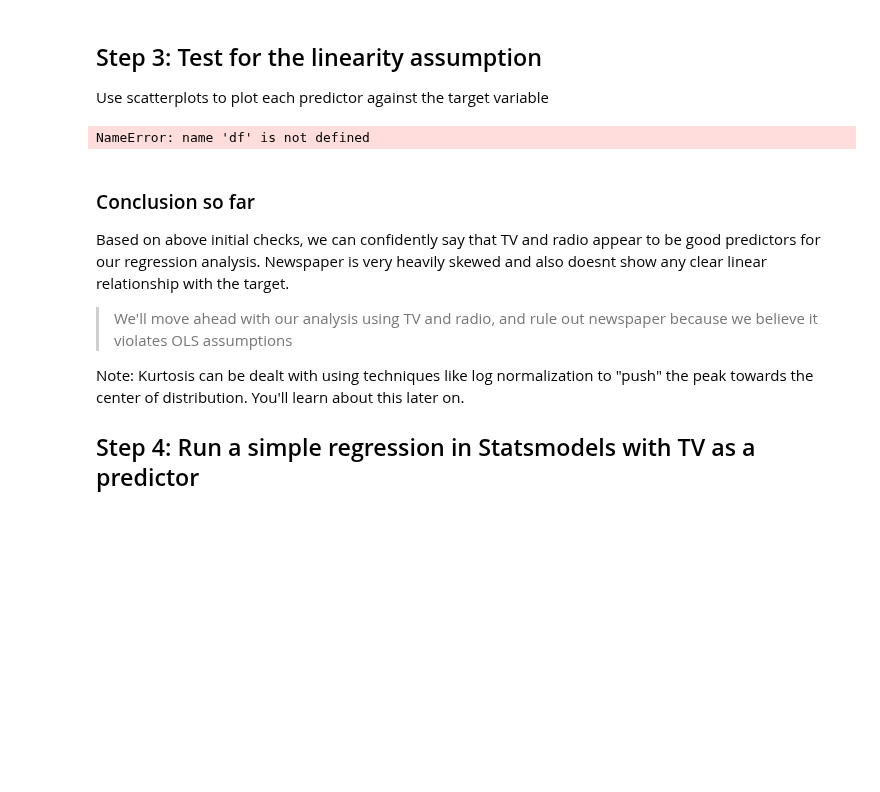
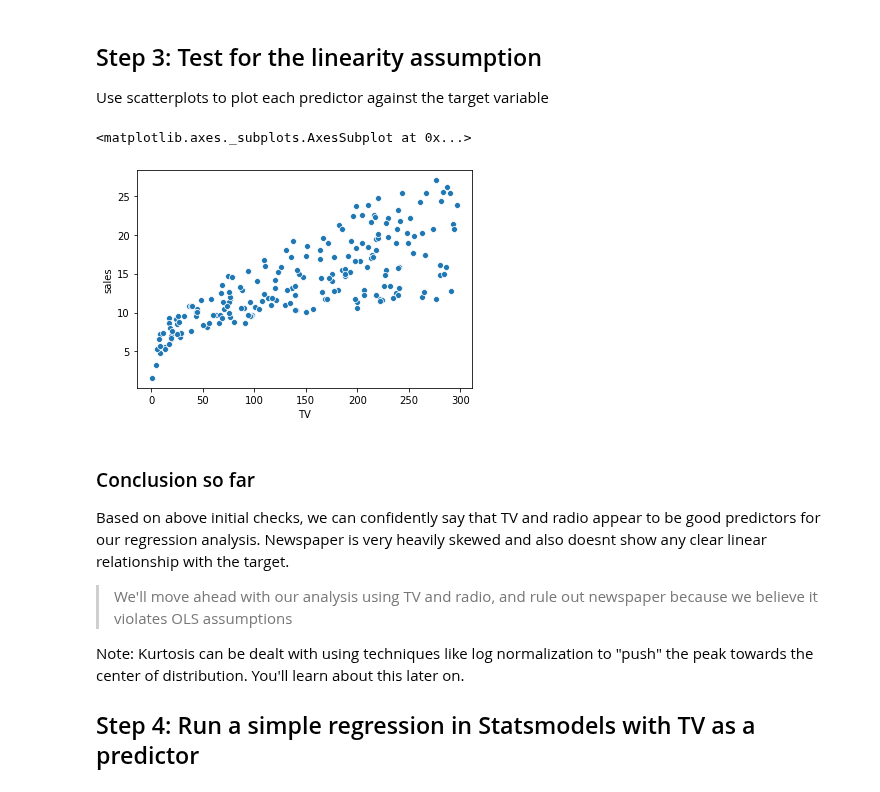
Before and after one commit to daveajstearns/dsc-ols-statsmodels-lab-nyc-ds-021720, a Jupyter notebook: index.ipynb, the cells around one changed output. Drawn from its saved outputs; the diff is of its cells as text; code cells hidden in the pictures; blank space fills up the shorter version.

```diff
--- a/index.ipynb
+++ b/index.ipynb
@@ -77,9 +77,11 @@ loosely.
 Use scatterplots to plot each predictor against the target variable
 # %%
 # visualize the relationship between the preditors and the target using scatterplots
-sns.scatterplot(x=data.TV, y=data.sales)
+fig, ax = plt.subplots()
+ax1sns.scatterplot(x=data.TV, y=data.sales)
 # %% [output]
-NameError: name 'df' is not defined
+<matplotlib.axes._subplots.AxesSubplot at 0x...>
+[figure, added]
 # %%
 # Record yor observations on linearity here
 # %% [markdown]
```
